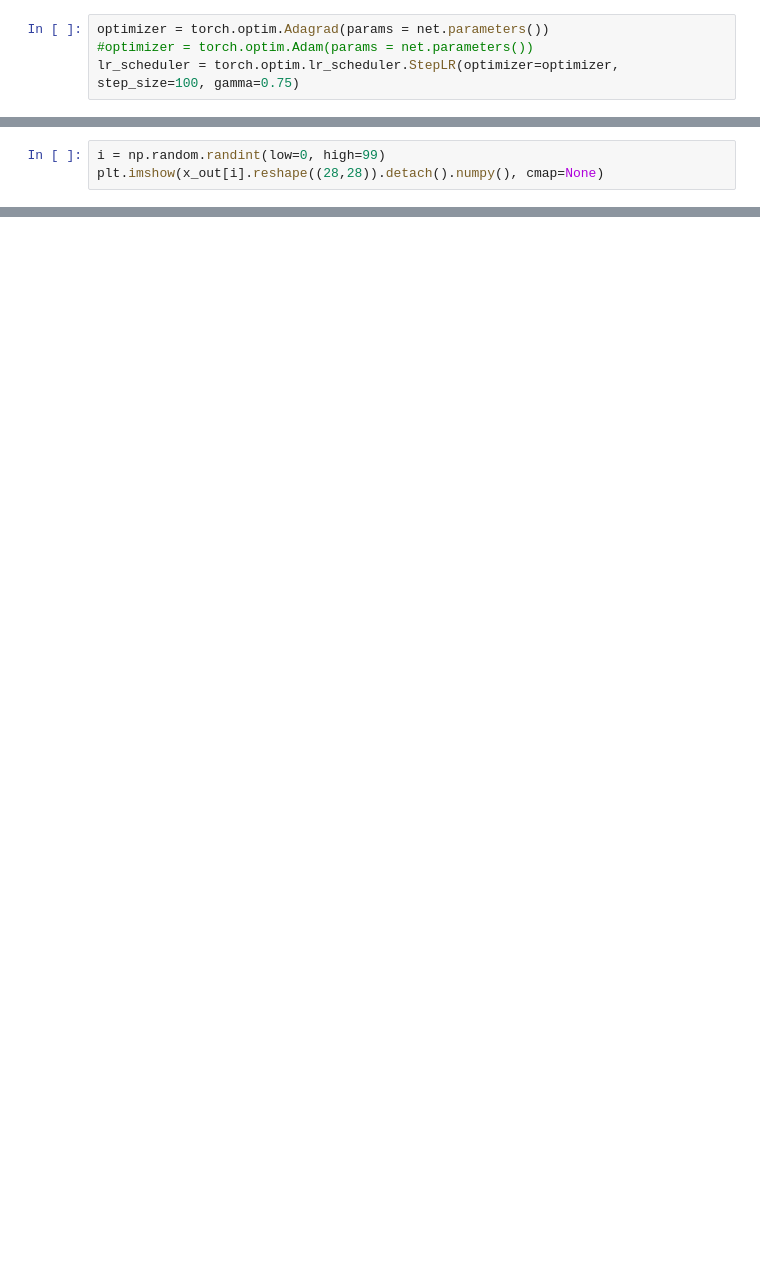
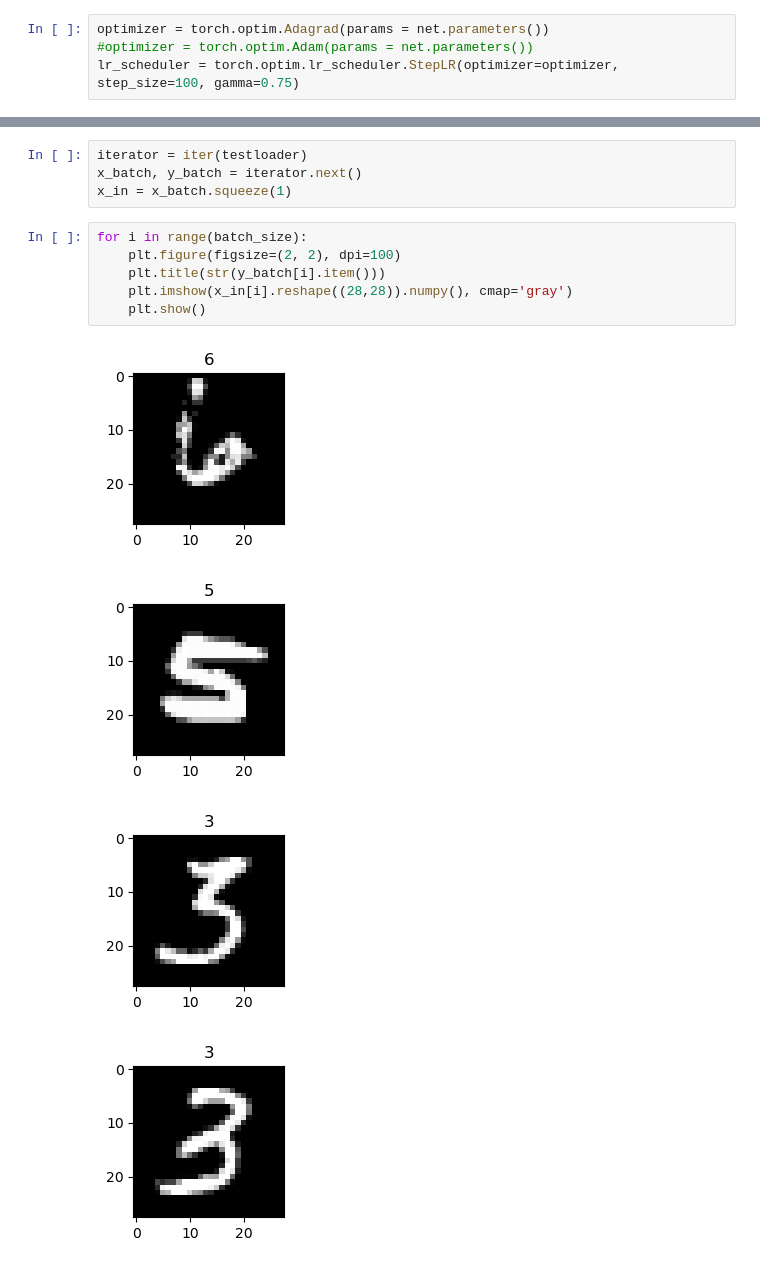
Before and after one commit to nkotelevskii/vi_mcmc_workaround, a Jupyter notebook: notebooks/VAE.ipynb, the cells around one changed output, grey strips where cells are left out. Cells and saved outputs as stored; diff of their text form; blank space fills up the shorter version.

```diff
--- a/notebooks/VAE.ipynb
+++ b/notebooks/VAE.ipynb
@@ -174,3 +185,0 @@ sum(losses)/len(losses), sum(test_losses)/len(test_losses)
-# %%
-i = np.random.randint(low=0, high=99)
-plt.imshow(x_out[i].reshape((28,28)).detach().numpy(), cmap=None)
@@ -179,0 +200,15 @@ plt.imshow(x_out[i].reshape((28,28)).detach().numpy(), cmap=None)
+# %%
+iterator = iter(testloader)
+x_batch, y_batch = iterator.next()
+x_in = x_batch.squeeze(1)
+# %%
+for i in range(batch_size):
+    plt.figure(figsize=(2, 2), dpi=100)
+    plt.title(str(y_batch[i].item()))
+    plt.imshow(x_in[i].reshape((28,28)).numpy(), cmap='gray')
+    plt.show()
+# %% [output]
+[figure, added]
+[figure, added]
+[figure, added]
+[figure, added]
```
Also changed, not shown: parts of 32 cells of this notebook, 8 other files.
